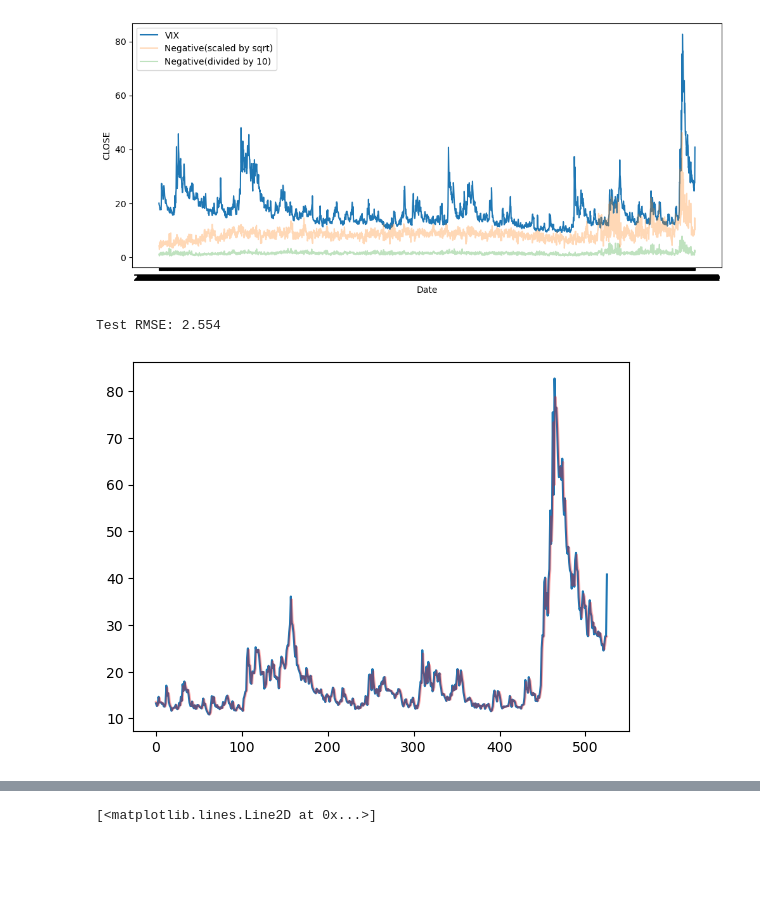
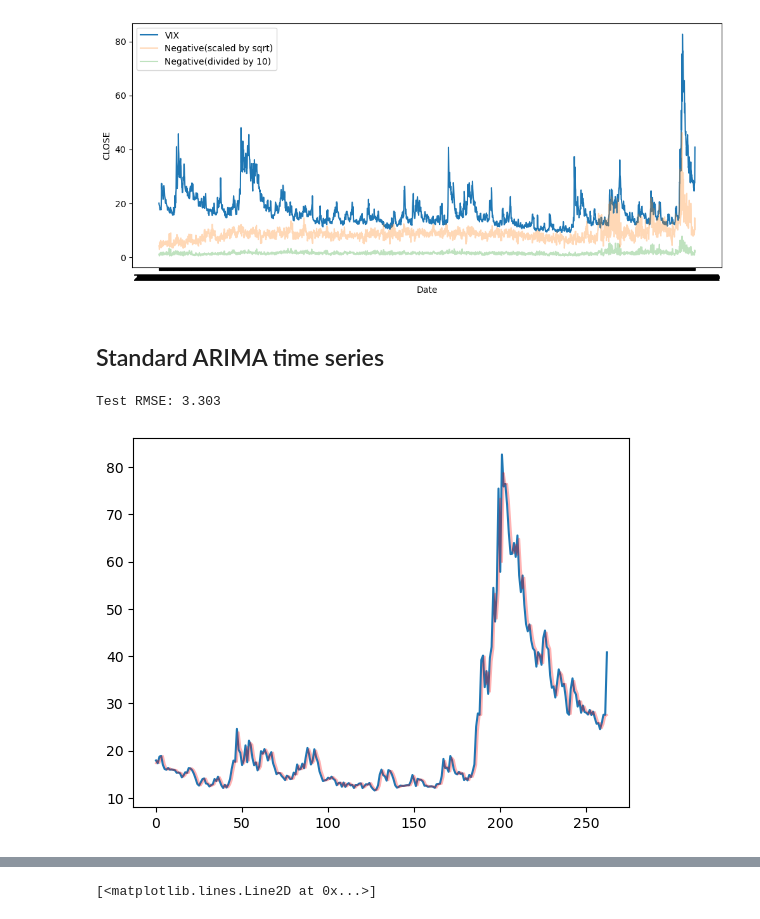
Before and after one commit to mikedshadow/Capstone-3, a Jupyter notebook: Notebooks/cap3-ARIMA.ipynb, the cells around one changed output, grey strips where cells are left out. Saved outputs shown, nothing was run; the diff lists cells and outputs as text; code cells hidden in the pictures; blank space fills up the shorter version.

```diff
--- a/Notebooks/cap3-ARIMA.ipynb
+++ b/Notebooks/cap3-ARIMA.ipynb
@@ -153,30 +150,32 @@ plt.xlabel( 'Date')
 # %% [output]
 Text(0.5, 0, 'Date')
 [figure]
+# %% [markdown]
+## Standard ARIMA time series
 # %%
 %%time
 # split into train and test sets
 X = df.CLOSE.values
-size = int(len(X) * 0.8)
+size = int(len(X) * 0.9)
 train, test = X[0:size], X[size:len(X)]
 history = [x for x in train]
 predictions = list()
 # walk-forward validation
 for t in range(len(test)):
     model = ARIMA(history, order=(0,1,1))
     model_fit = model.fit()
     output = model_fit.forecast()
     yhat = output[0]
     predictions.append(yhat)
     obs = test[t]
     history.append(obs)
 # evaluate forecasts
 rmse = np.sqrt(mean_squared_error(test, predictions))
 print('Test RMSE: %.3f' % rmse)
 # plot forecasts against actual outcomes
 plt.plot(test)
 plt.plot(predictions, color='red', alpha=.3)
 plt.show()
 # %% [output]
-Test RMSE: 2.554
+Test RMSE: 3.303
-[figure, old version]
+[figure, new version]
```
Also changed, not shown: parts of 24 cells of this notebook, 2 other files.
